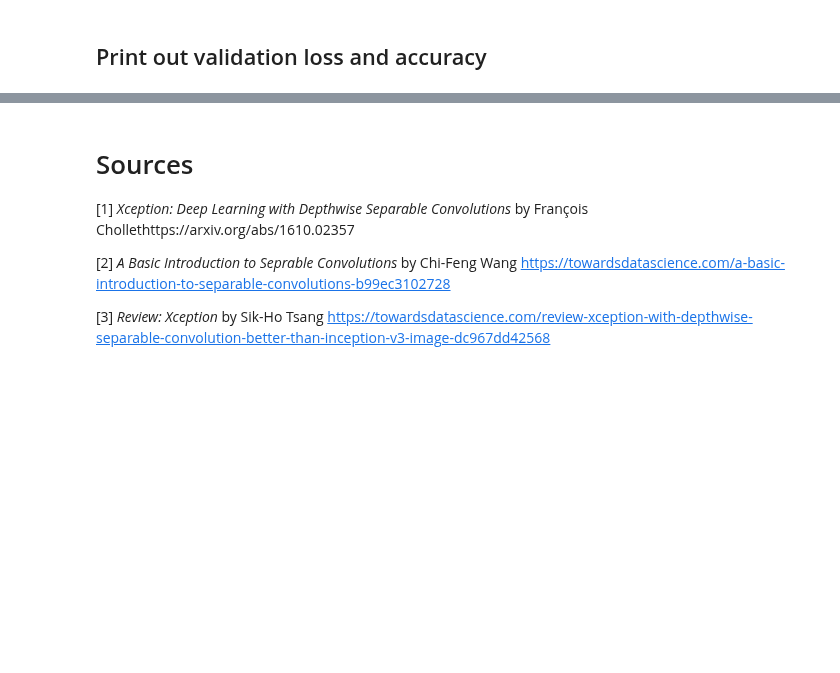
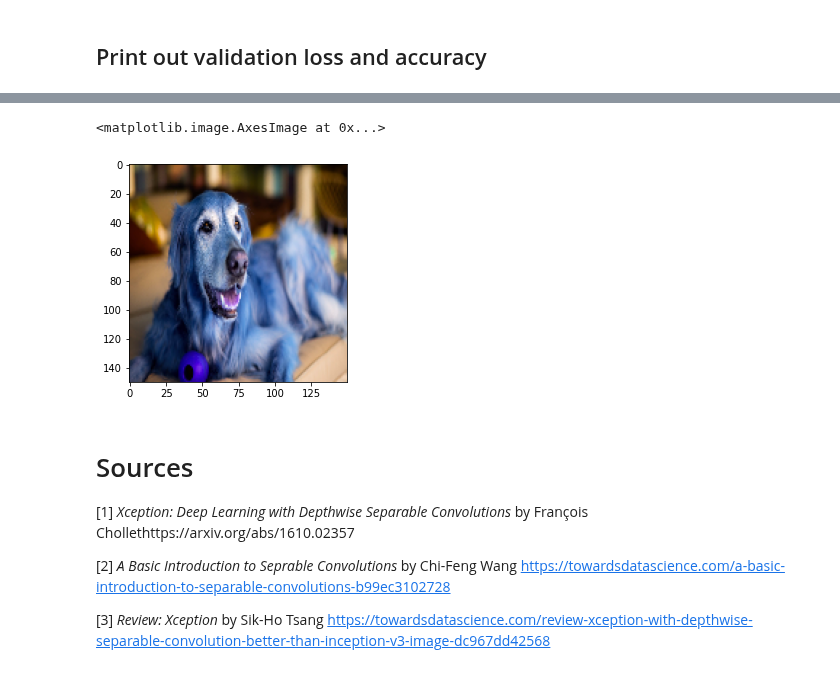
Before and after one commit to nspeer12/AI_CAP4630, a Jupyter notebook: hw4.3.1.ipynb, the cells around one changed output, grey strips where cells are left out. Saved outputs shown, nothing was run; the diff lists cells and outputs as text; code cells hidden in the pictures; blank space fills up the shorter version.

```diff
--- a/hw4.3.1.ipynb
+++ b/hw4.3.1.ipynb
@@ -320,3 +356,12 @@ print("Validation accuracy:", val_acc)
+# %%
+# downscale
+img = cv2.resize(img, dsize=(150,150), interpolation=cv2.INTER_NEAREST)
+
+# this is how the input to our model will look like
+plt.imshow(img)
+# %% [output]
+<matplotlib.image.AxesImage at 0x...>
+[figure, added]
 # %% [markdown]
 # Sources
 
```
Also changed, not shown: parts of 11 cells of this notebook.
